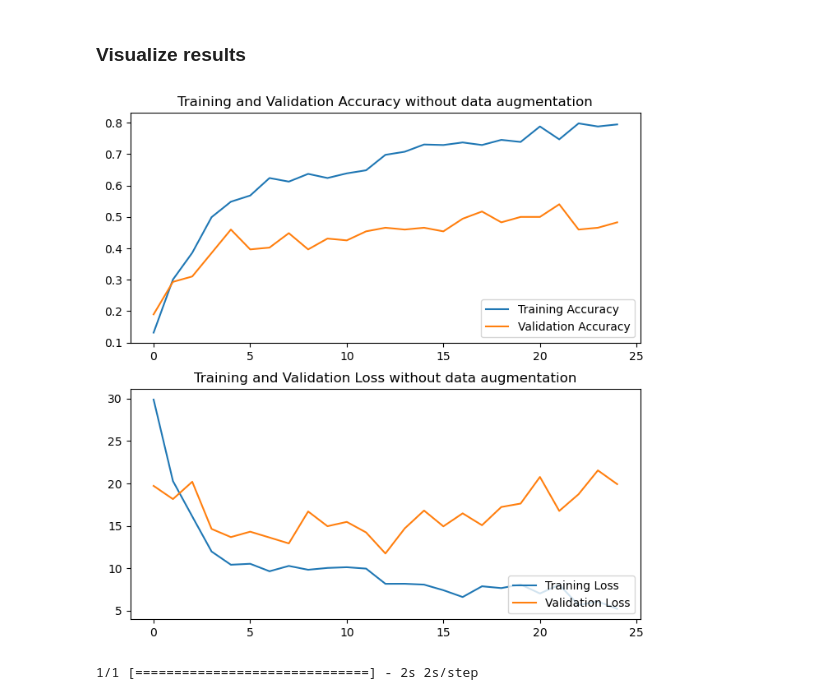
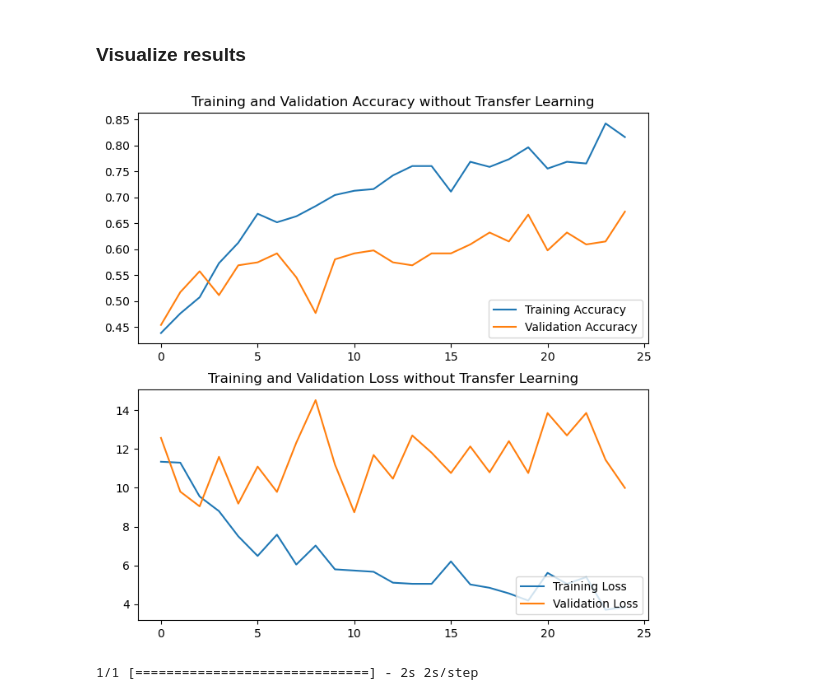
Before and after one commit to josh-hills/transfer-learning-ASL, a Jupyter notebook: Code/exploration.ipynb, the cells around one changed output. Cells and saved outputs as stored; diff of their text form; code cells hidden in the pictures.

```diff
--- a/Code/exploration.ipynb
+++ b/Code/exploration.ipynb
@@ -83,7 +83,7 @@ for images, labels in train_ds.take(1):
 # %% [markdown]
 ### Apply Preprocessing
 # %%
-# train = train_ds.map(lambda x, y: (data_aug(x, training=True), y))
+train = train_ds.map(lambda x, y: (data_aug(x, training=True), y))
 #val = val_ds.map(lambda x, y: (data_aug(x, training=True), y))
 #test = test_ds.map(lambda x, y: (data_aug(x, training=True), y))
 
@@ -195,19 +195,23 @@ test_loss, test_acc = model.evaluate(test)
 # %% [markdown]
 ### NN without transfer learning
 # %%
-# create a new model but don't use transfer learning
+# create a new model but don't use transfer learning, make it complicated
+epoch = 25
 model2 = keras.Sequential([
     keras.layers.Conv2D(32, (3, 3), activation='relu', input_shape=(200, 200, 3)),
     keras.layers.MaxPooling2D((2, 2)),
     keras.layers.Conv2D(64, (3, 3), activation='relu'),
     keras.layers.MaxPooling2D((2, 2)),
-    keras.layers.Conv2D(64, (3, 3), activation='relu'),
+    keras.layers.Conv2D(128, (3, 3), activation='relu'),
+    keras.layers.MaxPooling2D((2, 2)),
+    keras.layers.Conv2D(128, (3, 3), activation='relu'),
+    keras.layers.MaxPooling2D((2, 2)),
     keras.layers.Flatten(),
-    keras.layers.Dense(64, activation='relu'),
+    keras.layers.Dropout(0.5),
+    keras.layers.Dense(512, activation='relu'),
     keras.layers.Dense(num_classes, activation='softmax')
 ])
-
 model2.compile(optimizer='adam', loss='sparse_categorical_crossentropy', metrics=['accuracy'])
-model2.fit(train, epochs=epoch, validation_data=val)
+history2 = model2.fit(train, epochs=epoch, validation_data=val)
 # %% [output]
 Epoch 1/25
@@ -233,26 +236,26 @@ Epoch 25/25
 # %%
 accuracy = history.history['accuracy']
 val_accuracy = history.history['val_accuracy']
 
 loss = history.history['loss']
 val_loss = history.history['val_loss']
 
 epochs_range = range(epoch)
 plt.figure(figsize=(8, 8))
 plt.subplot(2, 1, 1)
 plt.plot(epochs_range, accuracy, label='Training Accuracy')
 plt.plot(epochs_range, val_accuracy, label='Validation Accuracy')
 plt.legend(loc='lower right')
-plt.title('Training and Validation Accuracy without data augmentation')
+plt.title('Training and Validation Accuracy without Transfer Learning')
 
 plt.subplot(2, 1, 2)
 plt.plot(epochs_range, loss, label='Training Loss')
 plt.plot(epochs_range, val_loss, label='Validation Loss')
 plt.legend(loc='lower right')
-plt.title('Training and Validation Loss without data augmentation')
+plt.title('Training and Validation Loss without Transfer Learning')
 plt.show()
 # %% [output]
-[figure, old version]
+[figure, new version]
 # %%
 image_batch, label_batch = next(iter(test))
 predictions = model.predict(image_batch)
```
Also changed, not shown: parts of 5 cells of this notebook, 10 other files.
